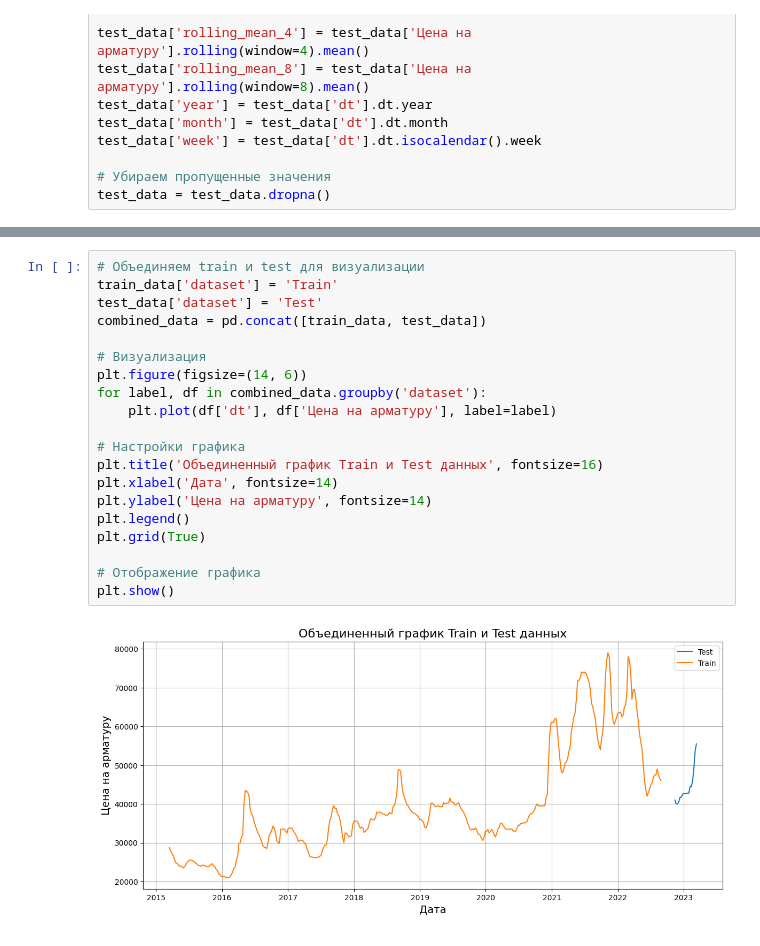
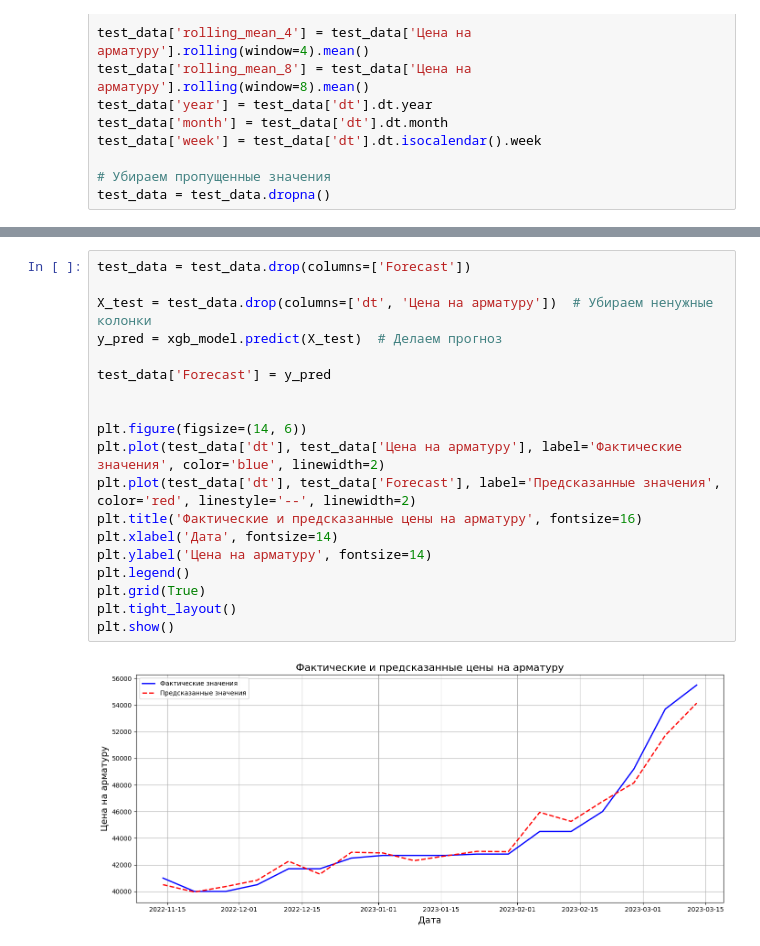
Before and after one commit to EBUSYGIN/ML-3, a Jupyter notebook: ML_3.ipynb, the cells around one changed output, grey strips where cells are left out. Saved outputs shown, nothing was run; the diff lists cells and outputs as text.

```diff
--- a/ML_3.ipynb
+++ b/ML_3.ipynb
@@ -340,22 +387,21 @@ plt.show()
 # %%
-# Объединяем train и test для визуализации
-train_data['dataset'] = 'Train'
-test_data['dataset'] = 'Test'
-combined_data = pd.concat([train_data, test_data])
+test_data = test_data.drop(columns=['Forecast'])
 
-# Визуализация
+X_test = test_data.drop(columns=['dt', 'Цена на арматуру'])  # Убираем ненужные колонки
+y_pred = xgb_model.predict(X_test)  # Делаем прогноз
+
+test_data['Forecast'] = y_pred
+
+
 plt.figure(figsize=(14, 6))
-for label, df in combined_data.groupby('dataset'):
-    plt.plot(df['dt'], df['Цена на арматуру'], label=label)
-
-# Настройки графика
-plt.title('Объединенный график Train и Test данных', fontsize=16)
+plt.plot(test_data['dt'], test_data['Цена на арматуру'], label='Фактические значения', color='blue', linewidth=2)
+plt.plot(test_data['dt'], test_data['Forecast'], label='Предсказанные значения', color='red', linestyle='--', linewidth=2)
+plt.title('Фактические и предсказанные цены на арматуру', fontsize=16)
 plt.xlabel('Дата', fontsize=14)
 plt.ylabel('Цена на арматуру', fontsize=14)
 plt.legend()
 plt.grid(True)
-
-# Отображение графика
+plt.tight_layout()
 plt.show()
 # %% [output]
-[figure, old version]
+[figure, new version]
```
Also changed, not shown: parts of 11 cells of this notebook.
